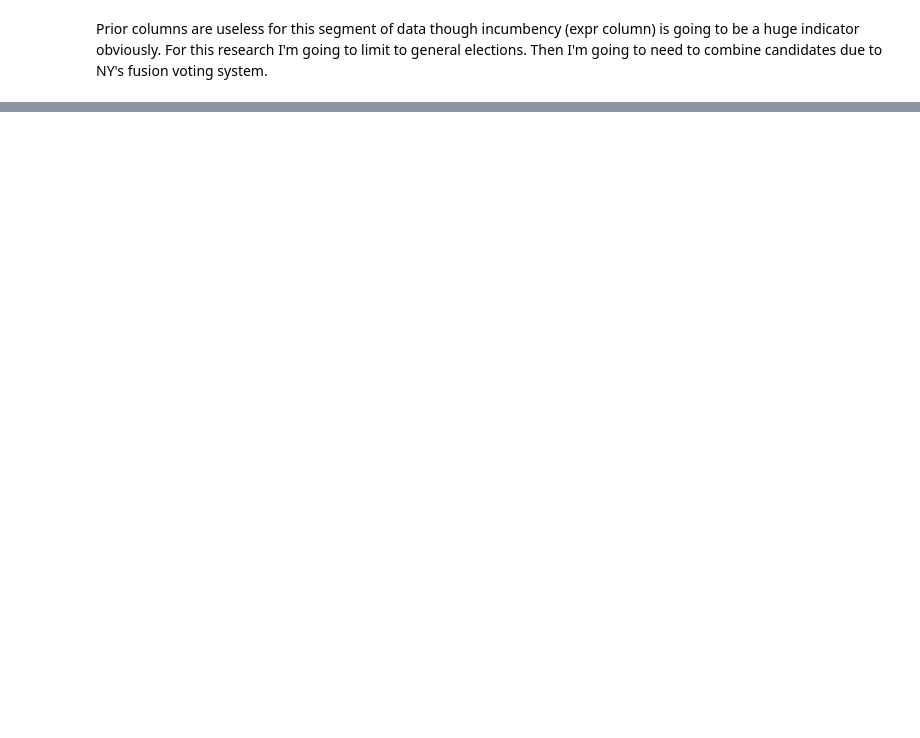
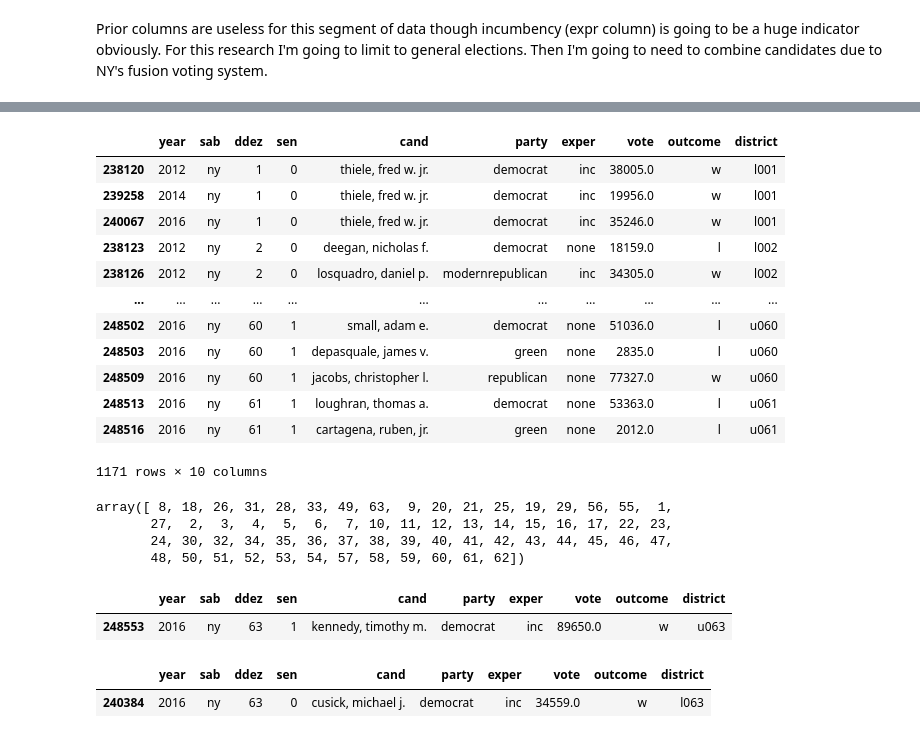
Before and after one commit to stone-ericm/State-Legislature-Election-Modeling, a Jupyter notebook: notebook.ipynb, the cells around one changed output, grey strips where cells are left out. Saved outputs shown, nothing was run; the diff lists cells and outputs as text; code cells hidden in the pictures; blank space fills up the shorter version.

```diff
--- a/notebook.ipynb
+++ b/notebook.ipynb
@@ -323,0 +366,4 @@ ny_election_data
+# %%
+list_of_candidates = ny_election_data['cand'].unique()
+
+list_of_candidates
@@ -323,0 +397,17 @@ ny_election_data
+# %%
+combined_ballot_lines = []
+
+for candidate in list_of_candidates:
+    ballot_lines = ny_election_data[ny_election_data['cand'] == candidate]
+    for year in ballot_lines['year'].unique():
+        single_year = ballot_lines[ballot_lines['year'] == year].sort_values(by=['vote'], ascending=False)
+
+        vote_total = single_year['vote'].sum()
+        year_line = single_year.iloc[0]
+#         print(year_line)
+        year_line.at['vote'] = vote_total
+        combined_ballot_lines.append(year_line)
+
+df_combined_ballot_lines = pd.DataFrame(combined_ballot_lines)
+
+df_combined_ballot_lines
@@ -323,0 +456,34 @@ ny_election_data
+# %%
+df_combined_ballot_lines['district'] = df_combined_ballot_lines.apply(lambda row: ('u' if row['sen'] == 1 else 'l') + '{:0>3}'.format(row['ddez']), axis=1)
+df_combined_ballot_lines
+# %% [output]
+|  | year | sab | ddez | sen | cand | party | exper | vote | outcome | district |
+| 238120 | 2012 | ny | 1 | 0 | thiele, fred w. jr. | democrat | inc | 38005.0 | w | l001 |
+| 239258 | 2014 | ny | 1 | 0 | thiele, fred w. jr. | democrat | inc | 19956.0 | w | l001 |
+| 240067 | 2016 | ny | 1 | 0 | thiele, fred w. jr. | democrat | inc | 35246.0 | w | l001 |
+| 238123 | 2012 | ny | 2 | 0 | deegan, nicholas f. | democrat | none | 18159.0 | l | l002 |
+| 238126 | 2012 | ny | 2 | 0 | losquadro, daniel p. | modernrepublican | inc | 34305.0 | w | l002 |
+| ... | ... | ... | ... | ... | ... | ... | ... | ... | ... | ... |
+| 248502 | 2016 | ny | 60 | 1 | small, adam e. | democrat | none | 51036.0 | l | u060 |
+| 248503 | 2016 | ny | 60 | 1 | depasquale, james v. | green | none | 2835.0 | l | u060 |
+| 248509 | 2016 | ny | 60 | 1 | jacobs, christopher l. | republican | none | 77327.0 | w | u060 |
+| 248513 | 2016 | ny | 61 | 1 | loughran, thomas a. | democrat | none | 53363.0 | l | u061 |
+| 248516 | 2016 | ny | 61 | 1 | cartagena, ruben, jr. | green | none | 2012.0 | l | u061 |
+1171 rows × 10 columns
+# %%
+df_combined_ballot_lines[df_combined_ballot_lines['sen'] == 1]['ddez'].unique()
+# %% [output]
+array([ 8, 18, 26, 31, 28, 33, 49, 63,  9, 20, 21, 25, 19, 29, 56, 55,  1,
+       27,  2,  3,  4,  5,  6,  7, 10, 11, 12, 13, 14, 15, 16, 17, 22, 23,
+       24, 30, 32, 34, 35, 36, 37, 38, 39, 40, 41, 42, 43, 44, 45, 46, 47,
+       48, 50, 51, 52, 53, 54, 57, 58, 59, 60, 61, 62])
+# %%
+df_combined_ballot_lines[(df_combined_ballot_lines['sen'] == 1) & (df_combined_ballot_lines['year'] == 2016) & (df_combined_ballot_lines['ddez'] == 63)]
+# %% [output]
+|  | year | sab | ddez | sen | cand | party | exper | vote | outcome | district |
+| 248553 | 2016 | ny | 63 | 1 | kennedy, timothy m. | democrat | inc | 89650.0 | w | u063 |
+# %%
+df_combined_ballot_lines[(df_combined_ballot_lines['sen'] == 0) & (df_combined_ballot_lines['year'] == 2016) & (df_combined_ballot_lines['ddez'] == 63)]
+# %% [output]
+|  | year | sab | ddez | sen | cand | party | exper | vote | outcome | district |
+| 240384 | 2016 | ny | 63 | 0 | cusick, michael j. | democrat | inc | 34559.0 | w | l063 |
```
Also changed, not shown: parts of 51 cells of this notebook.
